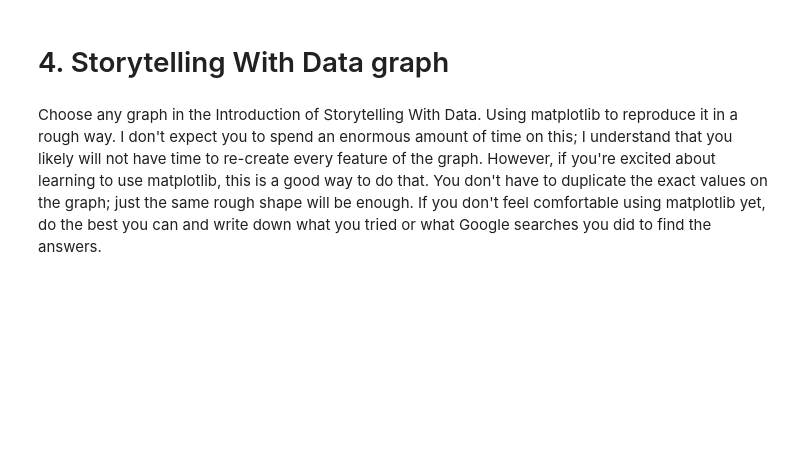
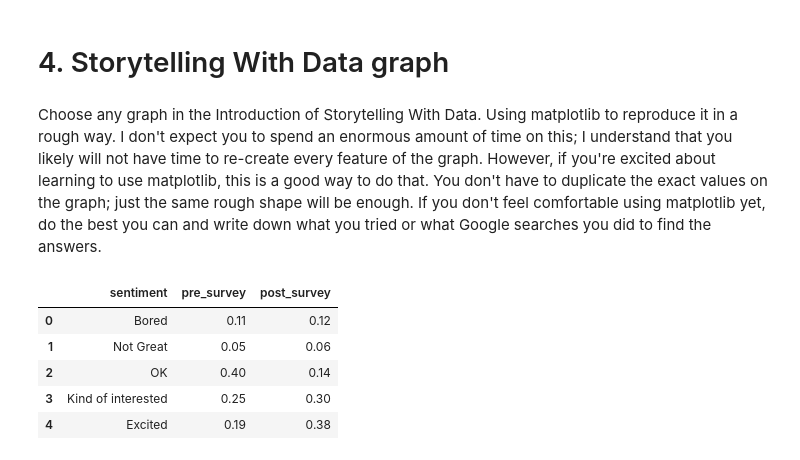
Before and after one commit to JonG-2025/Module-B-semester-2, a Jupyter notebook: Week1.ipynb, the cells around one changed output. Cells and saved outputs as stored; diff of their text form; code cells hidden in the pictures; blank space fills up the shorter version.

```diff
--- a/Week1.ipynb
+++ b/Week1.ipynb
@@ -682,0 +689,9 @@ Choose any graph in the Introduction of Storytelling With Data.  Using matplotli
+# %%
+df_science_survey
+# %% [output]
+|  | sentiment | pre_survey | post_survey |
+| 0 | Bored | 0.11 | 0.12 |
+| 1 | Not Great | 0.05 | 0.06 |
+| 2 | OK | 0.40 | 0.14 |
+| 3 | Kind of interested | 0.25 | 0.30 |
+| 4 | Excited | 0.19 | 0.38 |
```
Also changed, not shown: parts of 2 cells of this notebook.
